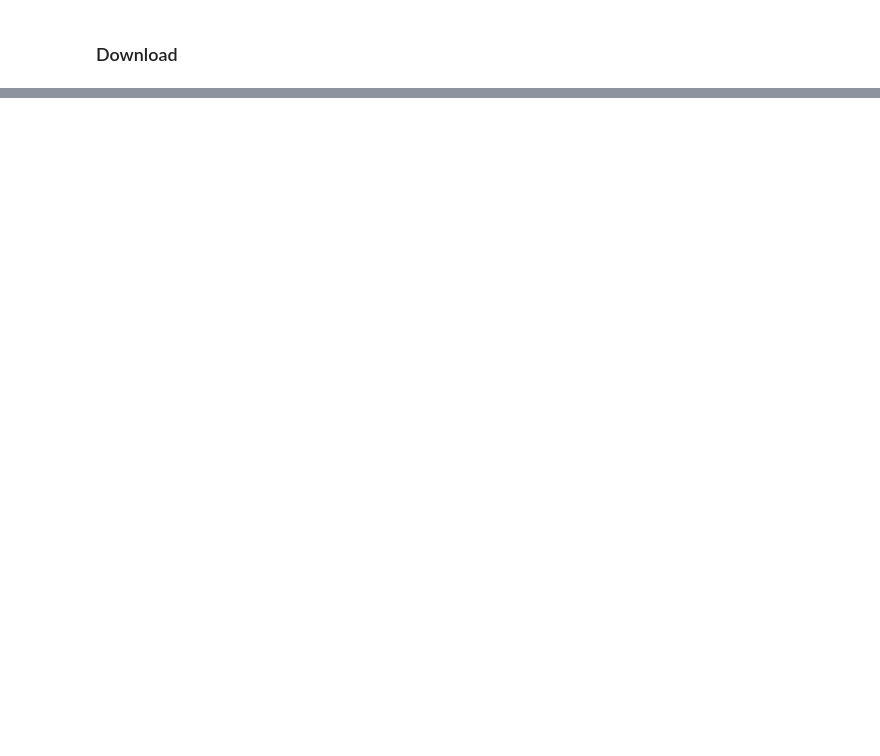
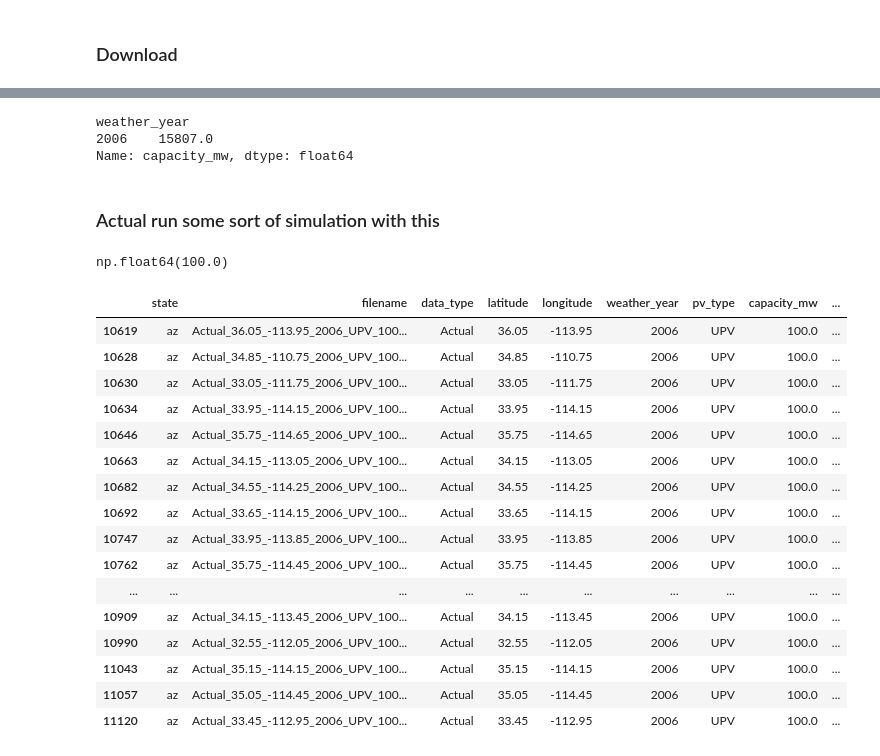
Before and after one commit to alecchendev/solar, a Jupyter notebook: solar_modeling.ipynb, the cells around one changed output, grey strips where cells are left out. Saved outputs shown, nothing was run; the diff lists cells and outputs as text; code cells hidden in the pictures; blank space fills up the shorter version.

```diff
--- a/solar_modeling.ipynb
+++ b/solar_modeling.ipynb
@@ -274,0 +264,32 @@ Name: Power(MW), dtype: float64
+# %%
+actual_df.groupby(by=["weather_year"])["capacity_mw"].sum()
+# %% [output]
+weather_year
+2006    15807.0
+Name: capacity_mw, dtype: float64
+# %% [markdown]
+### Actual run some sort of simulation with this
+# %%
+actual_df["capacity_mw"]
+# %% [output]
+np.float64(100.0)
+# %%
+actual_df.loc[actual_df["capacity_mw"] == actual_df["capacity_mw"].median()]
+# %% [output]
+|  | state | filename | data_type | latitude | longitude | weather_year | pv_type | capacity_mw | ... |
+| 10619 | az | Actual_36.05_-113.95_2006_UPV_100... | Actual | 36.05 | -113.95 | 2006 | UPV | 100.0 | ... |
+| 10628 | az | Actual_34.85_-110.75_2006_UPV_100... | Actual | 34.85 | -110.75 | 2006 | UPV | 100.0 | ... |
+| 10630 | az | Actual_33.05_-111.75_2006_UPV_100... | Actual | 33.05 | -111.75 | 2006 | UPV | 100.0 | ... |
+| 10634 | az | Actual_33.95_-114.15_2006_UPV_100... | Actual | 33.95 | -114.15 | 2006 | UPV | 100.0 | ... |
+| 10646 | az | Actual_35.75_-114.65_2006_UPV_100... | Actual | 35.75 | -114.65 | 2006 | UPV | 100.0 | ... |
+| 10663 | az | Actual_34.15_-113.05_2006_UPV_100... | Actual | 34.15 | -113.05 | 2006 | UPV | 100.0 | ... |
+| 10682 | az | Actual_34.55_-114.25_2006_UPV_100... | Actual | 34.55 | -114.25 | 2006 | UPV | 100.0 | ... |
+| 10692 | az | Actual_33.65_-114.15_2006_UPV_100... | Actual | 33.65 | -114.15 | 2006 | UPV | 100.0 | ... |
+| 10747 | az | Actual_33.95_-113.85_2006_UPV_100... | Actual | 33.95 | -113.85 | 2006 | UPV | 100.0 | ... |
+| 10762 | az | Actual_35.75_-114.45_2006_UPV_100... | Actual | 35.75 | -114.45 | 2006 | UPV | 100.0 | ... |
+| ... | ... | ... | ... | ... | ... | ... | ... | ... | ... |
+| 10909 | az | Actual_34.15_-113.45_2006_UPV_100... | Actual | 34.15 | -113.45 | 2006 | UPV | 100.0 | ... |
+| 10990 | az | Actual_32.55_-112.05_2006_UPV_100... | Actual | 32.55 | -112.05 | 2006 | UPV | 100.0 | ... |
+| 11043 | az | Actual_35.15_-114.15_2006_UPV_100... | Actual | 35.15 | -114.15 | 2006 | UPV | 100.0 | ... |
+| 11057 | az | Actual_35.05_-114.45_2006_UPV_100... | Actual | 35.05 | -114.45 | 2006 | UPV | 100.0 | ... |
+| 11120 | az | Actual_33.45_-112.95_2006_UPV_100... | Actual | 33.45 | -112.95 | 2006 | UPV | 100.0 | ... |
```
Also changed, not shown: parts of 53 cells of this notebook.
